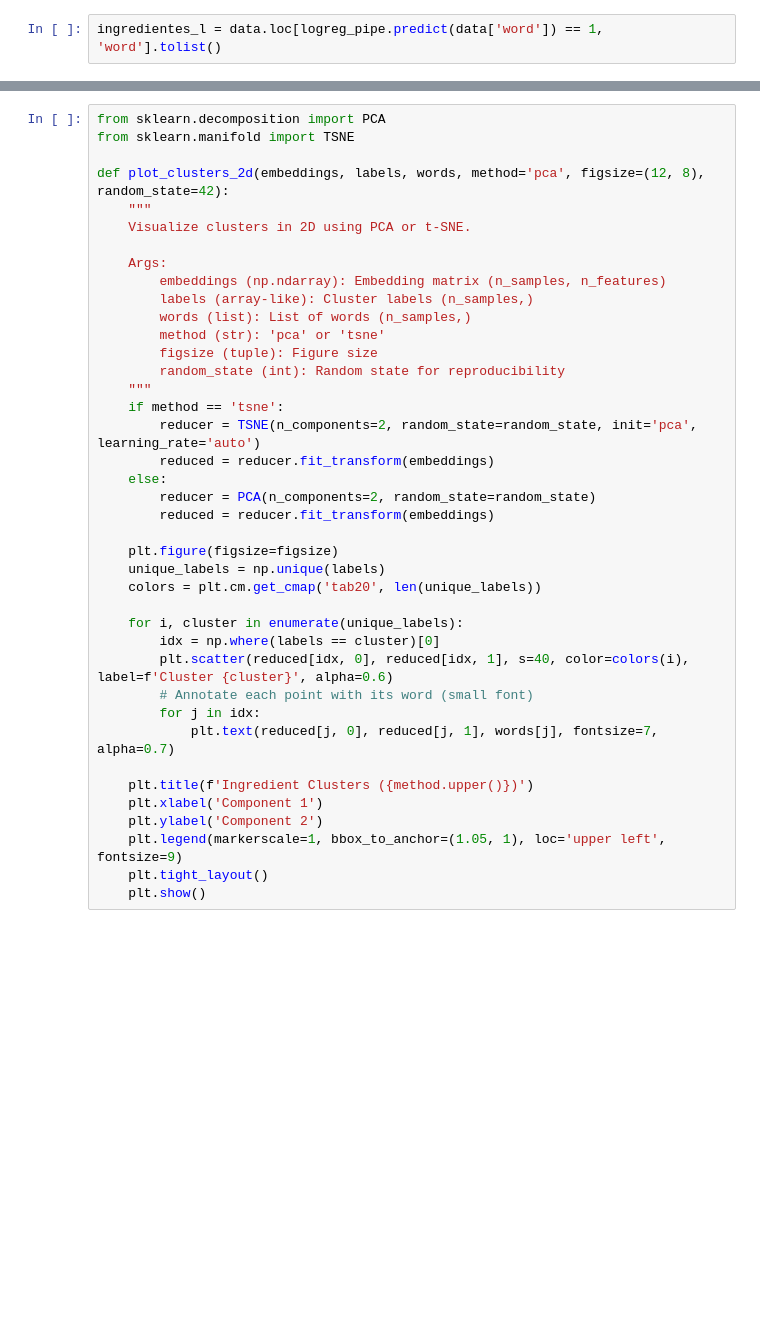
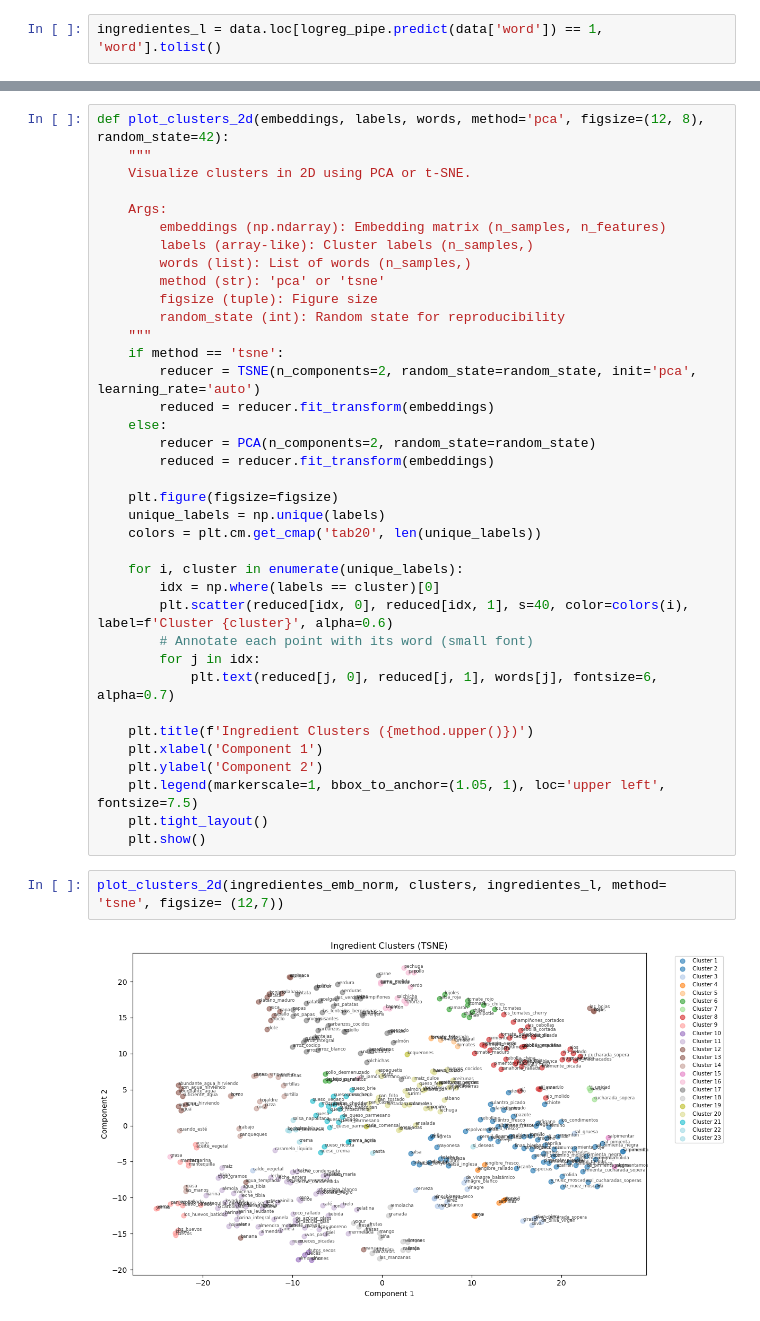
Before and after one commit to garimasc/RecipesInSpanish, a Jupyter notebook: ingredients.ipynb, the cells around one changed output, grey strips where cells are left out. Cells and saved outputs as stored; diff of their text form; blank space fills up the shorter version.

```diff
--- a/ingredients.ipynb
+++ b/ingredients.ipynb
@@ -345,7 +373,4 @@ plt.show()
 # %%
-from sklearn.decomposition import PCA
-from sklearn.manifold import TSNE
-
 def plot_clusters_2d(embeddings, labels, words, method='pca', figsize=(12, 8), random_state=42):
     """
     Visualize clusters in 2D using PCA or t-SNE.
@@ -374,11 +399,15 @@ def plot_clusters_2d(embeddings, labels, words, method='pca', figsize=(12, 8), r
         plt.scatter(reduced[idx, 0], reduced[idx, 1], s=40, color=colors(i), label=f'Cluster {cluster}', alpha=0.6)
         # Annotate each point with its word (small font)
         for j in idx:
-            plt.text(reduced[j, 0], reduced[j, 1], words[j], fontsize=7, alpha=0.7)
+            plt.text(reduced[j, 0], reduced[j, 1], words[j], fontsize=6, alpha=0.7)
 
     plt.title(f'Ingredient Clusters ({method.upper()})')
     plt.xlabel('Component 1')
     plt.ylabel('Component 2')
-    plt.legend(markerscale=1, bbox_to_anchor=(1.05, 1), loc='upper left', fontsize=9)
+    plt.legend(markerscale=1, bbox_to_anchor=(1.05, 1), loc='upper left', fontsize=7.5)
     plt.tight_layout()
     plt.show()
+# %%
+plot_clusters_2d(ingredientes_emb_norm, clusters, ingredientes_l, method= 'tsne', figsize= (12,7))
+# %% [output]
+[figure, added]
```
Also changed, not shown: parts of 13 cells of this notebook.
